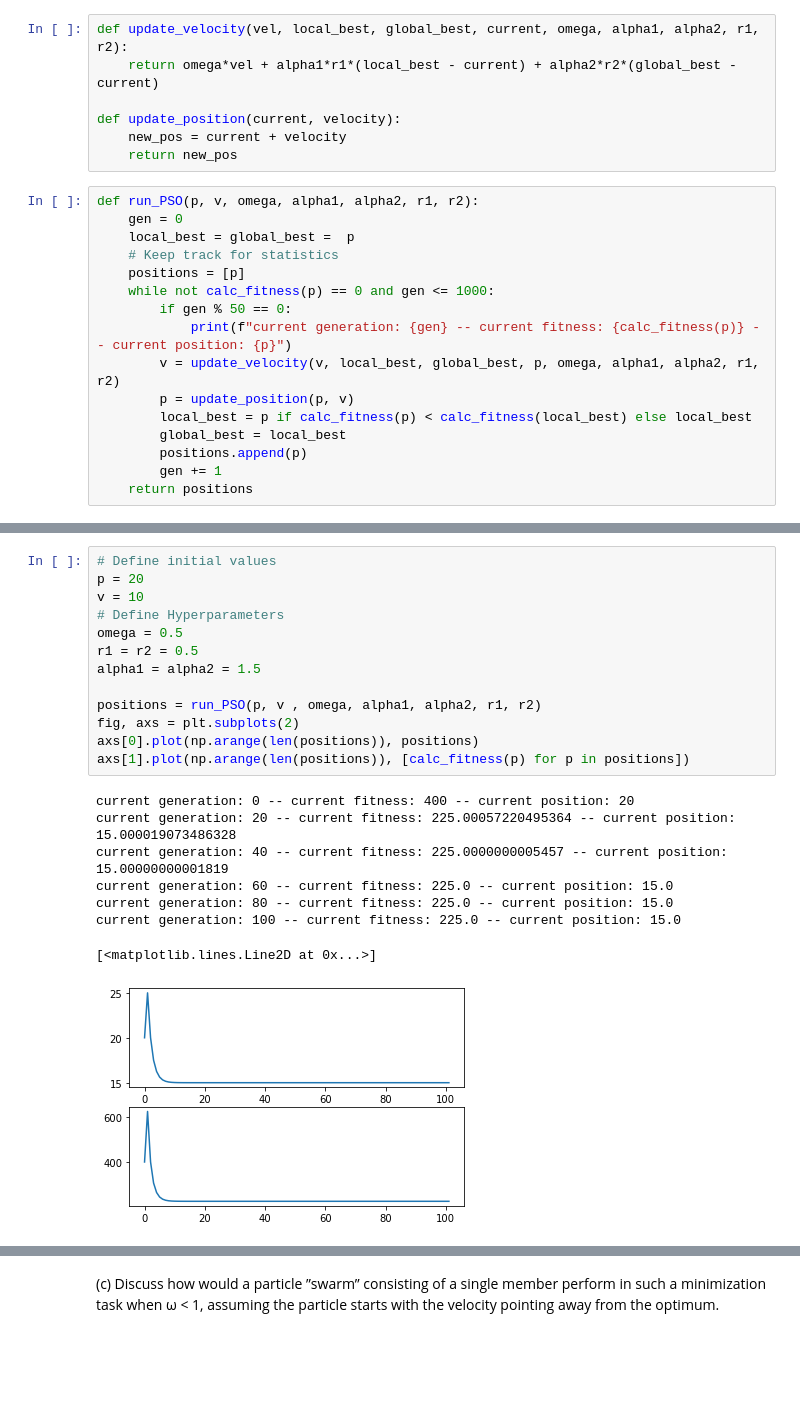
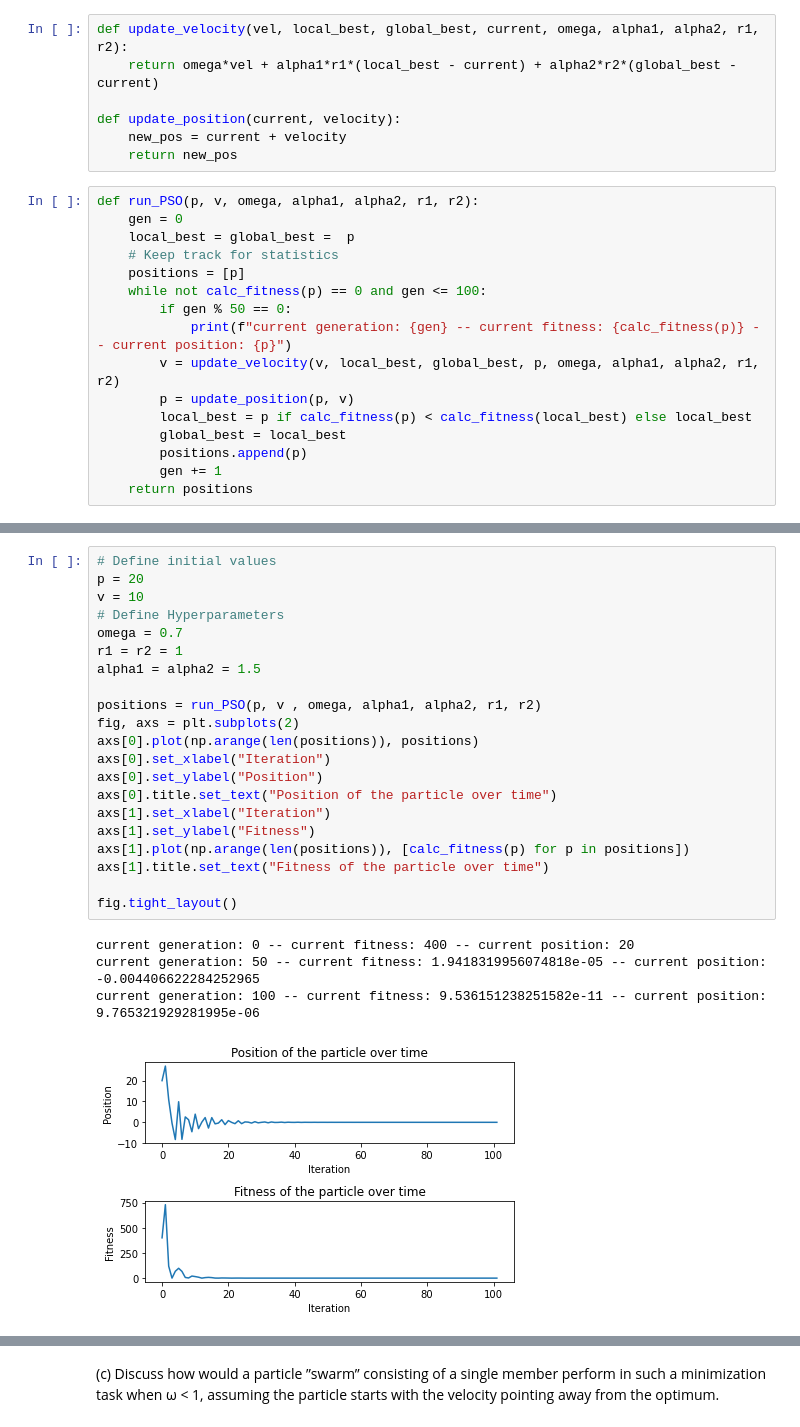
Before and after one commit to JanSchering/natural_computing, a Jupyter notebook: assignment_2/Ex2.ipynb, the cells around one changed output, grey strips where cells are left out. Cells and saved outputs as stored; diff of their text form; blank space fills up the shorter version.

```diff
--- a/assignment_2/Ex2.ipynb
+++ b/assignment_2/Ex2.ipynb
@@ -25,7 +25,7 @@ def run_PSO(p, v, omega, alpha1, alpha2, r1, r2):
     local_best = global_best =  p
     # Keep track for statistics
     positions = [p]
-    while not calc_fitness(p) == 0 and gen <= 1000:
+    while not calc_fitness(p) == 0 and gen <= 100:
         if gen % 50 == 0:
             print(f"current generation: {gen} -- current fitness: {calc_fitness(p)} -- current position: {p}")
         v = update_velocity(v, local_best, global_best, p, omega, alpha1, alpha2, r1, r2)
@@ -38,22 +66,26 @@ def run_PSO(p, v, omega, alpha1, alpha2, r1, r2):
 # %%
 # Define initial values
 p = 20
 v = 10
 # Define Hyperparameters
-omega = 0.5
-r1 = r2 = 0.5
+omega = 0.7
+r1 = r2 = 1
 alpha1 = alpha2 = 1.5
 
 positions = run_PSO(p, v , omega, alpha1, alpha2, r1, r2)
 fig, axs = plt.subplots(2)
 axs[0].plot(np.arange(len(positions)), positions)
+axs[0].set_xlabel("Iteration")
+axs[0].set_ylabel("Position")
+axs[0].title.set_text("Position of the particle over time")
+axs[1].set_xlabel("Iteration")
+axs[1].set_ylabel("Fitness")
 axs[1].plot(np.arange(len(positions)), [calc_fitness(p) for p in positions])
+axs[1].title.set_text("Fitness of the particle over time")
+
+fig.tight_layout()
 # %% [output]
 current generation: 0 -- current fitness: 400 -- current position: 20
-current generation: 20 -- current fitness: 225.00057220495364 -- current position: 15.000019073486328
-current generation: 40 -- current fitness: 225.0000000005457 -- current position: 15.00000000001819
-current generation: 60 -- current fitness: 225.0 -- current position: 15.0
-current generation: 80 -- current fitness: 225.0 -- current position: 15.0
-current generation: 100 -- current fitness: 225.0 -- current position: 15.0
+current generation: 50 -- current fitness: 1.9418319956074818e-05 -- current position: -0.004406622284252965
+current generation: 100 -- current fitness: 9.536151238251582e-11 -- current position: 9.765321929281995e-06
-[<matplotlib.lines.Line2D at 0x...>]
-[figure, old version]
+[figure, new version]
```
Also changed, not shown: parts of 3 cells of this notebook, 2 other files.
